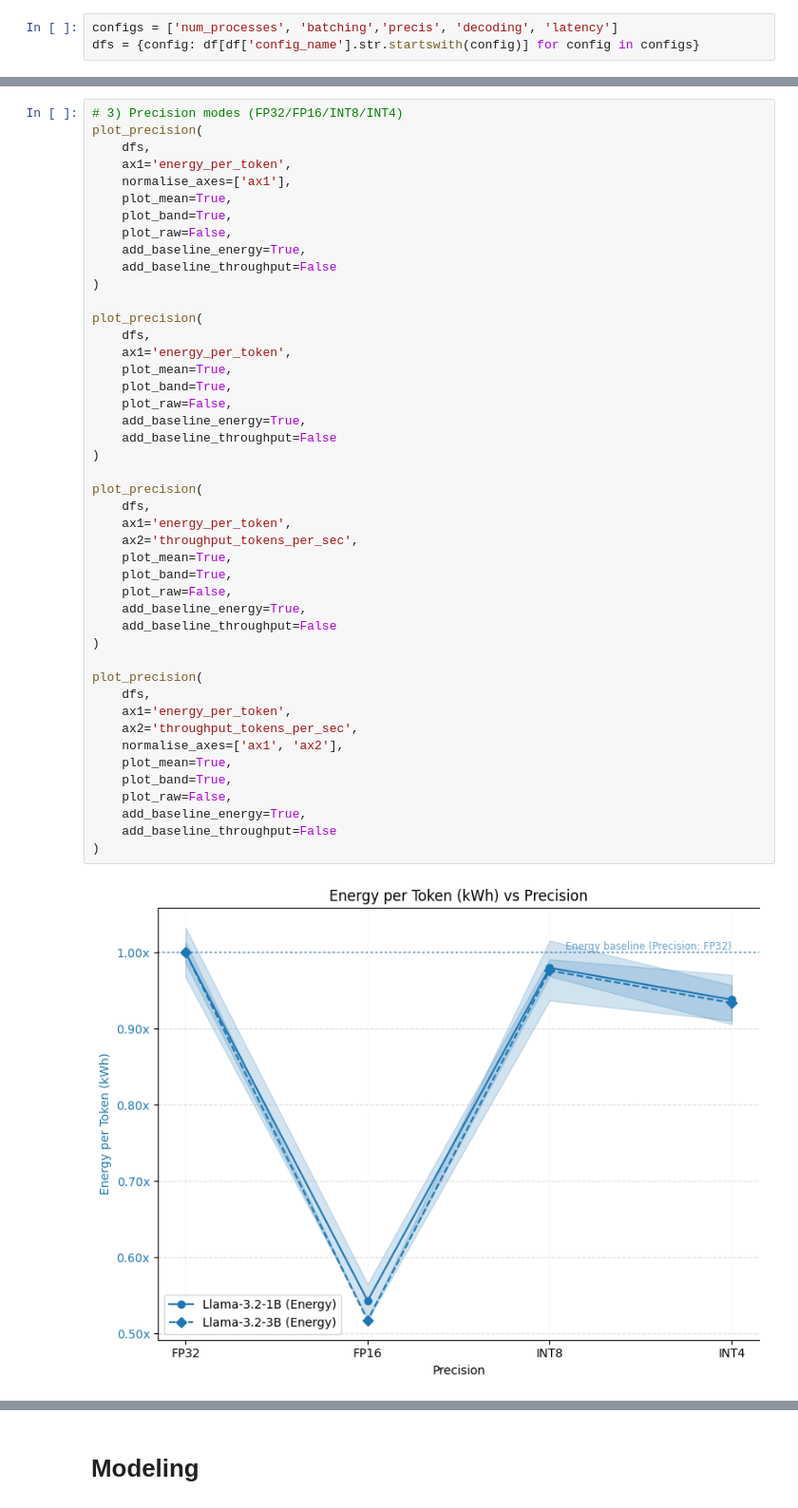
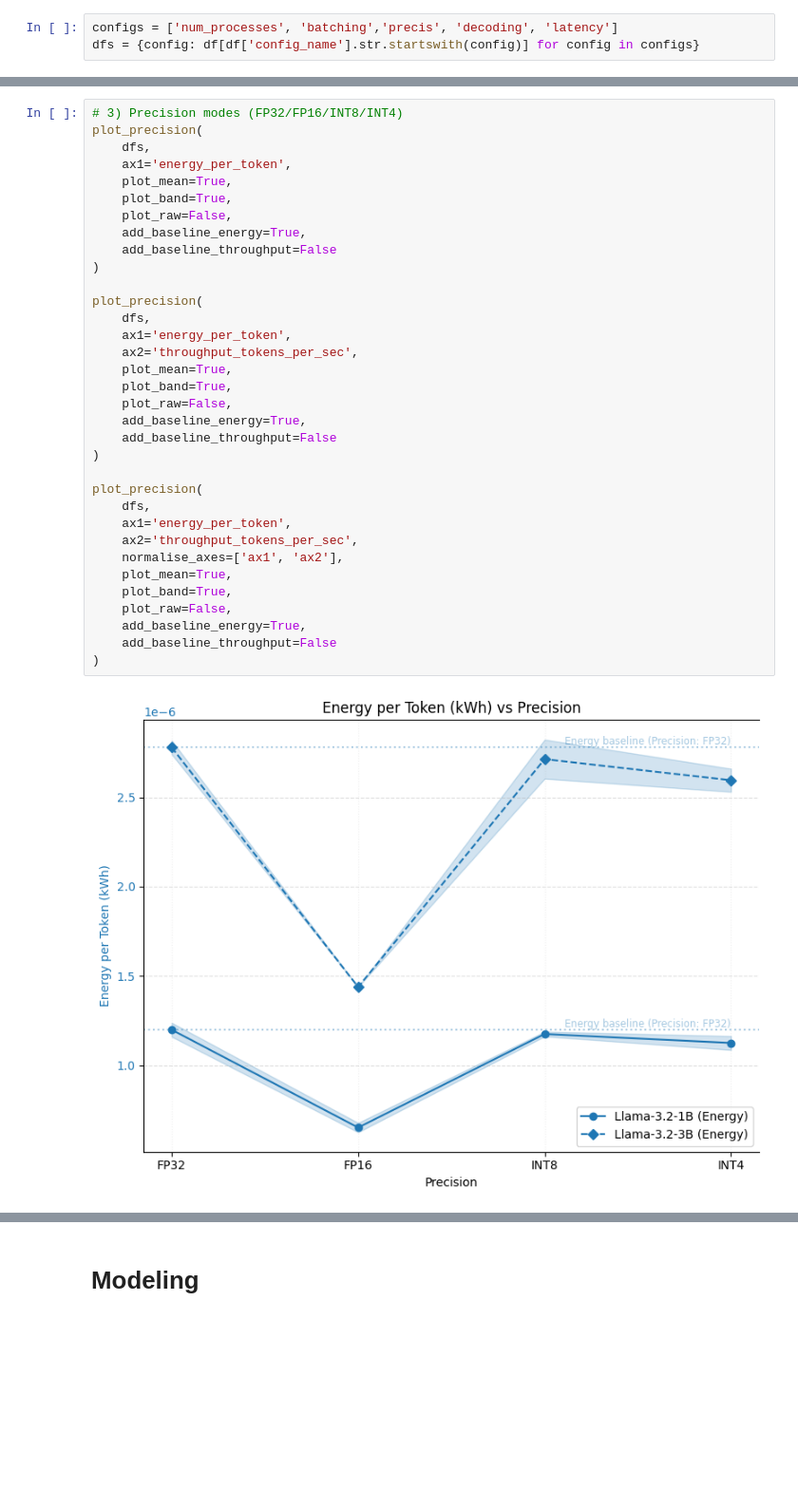
Before and after one commit to henrycgbaker/thesis_analysis, a Jupyter notebook: analysis_controlled_exp_multiple_runs.ipynb, the cells around one changed output, grey strips where cells are left out. Shown at 95% size. Drawn from its saved outputs; the diff is of its cells as text; blank space fills up the shorter version.

Commit message:
decoder individual plots added

```diff
--- a/analysis_controlled_exp_multiple_runs.ipynb
+++ b/analysis_controlled_exp_multiple_runs.ipynb
@@ -178,49 +215,38 @@ plot_batching(
 # %%
 # 3) Precision modes (FP32/FP16/INT8/INT4)
-plot_precision(
-    dfs,
-    ax1='energy_per_token',
-    normalise_axes=['ax1'],
-    plot_mean=True,
-    plot_band=True,
-    plot_raw=False,
-    add_baseline_energy=True,
-    add_baseline_throughput=False
-)
-
 plot_precision(
     dfs,
     ax1='energy_per_token',
     plot_mean=True,
     plot_band=True,
     plot_raw=False,
     add_baseline_energy=True,
     add_baseline_throughput=False
 )
 
 plot_precision(
     dfs,
     ax1='energy_per_token',
     ax2='throughput_tokens_per_sec',
     plot_mean=True,
     plot_band=True,
     plot_raw=False,
     add_baseline_energy=True,
     add_baseline_throughput=False
 )
 
 plot_precision(
     dfs,
     ax1='energy_per_token',
     ax2='throughput_tokens_per_sec',
     normalise_axes=['ax1', 'ax2'],
     plot_mean=True,
     plot_band=True,
     plot_raw=False,
     add_baseline_energy=True,
     add_baseline_throughput=False
 )
 # %% [output]
-[figure, old version]
+[figure, new version]
 [figure]
 [figure]
```
Also changed, not shown: parts of 10 cells of this notebook, 6 other files.
